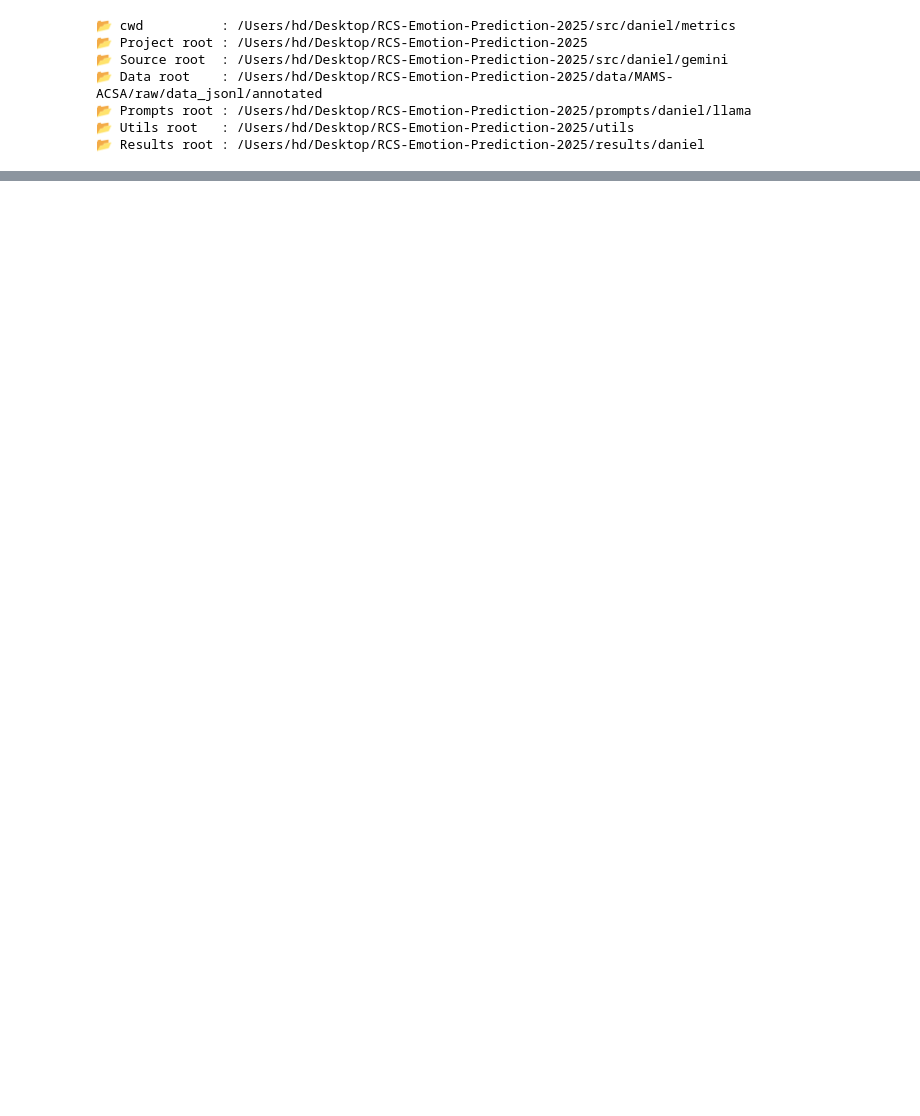
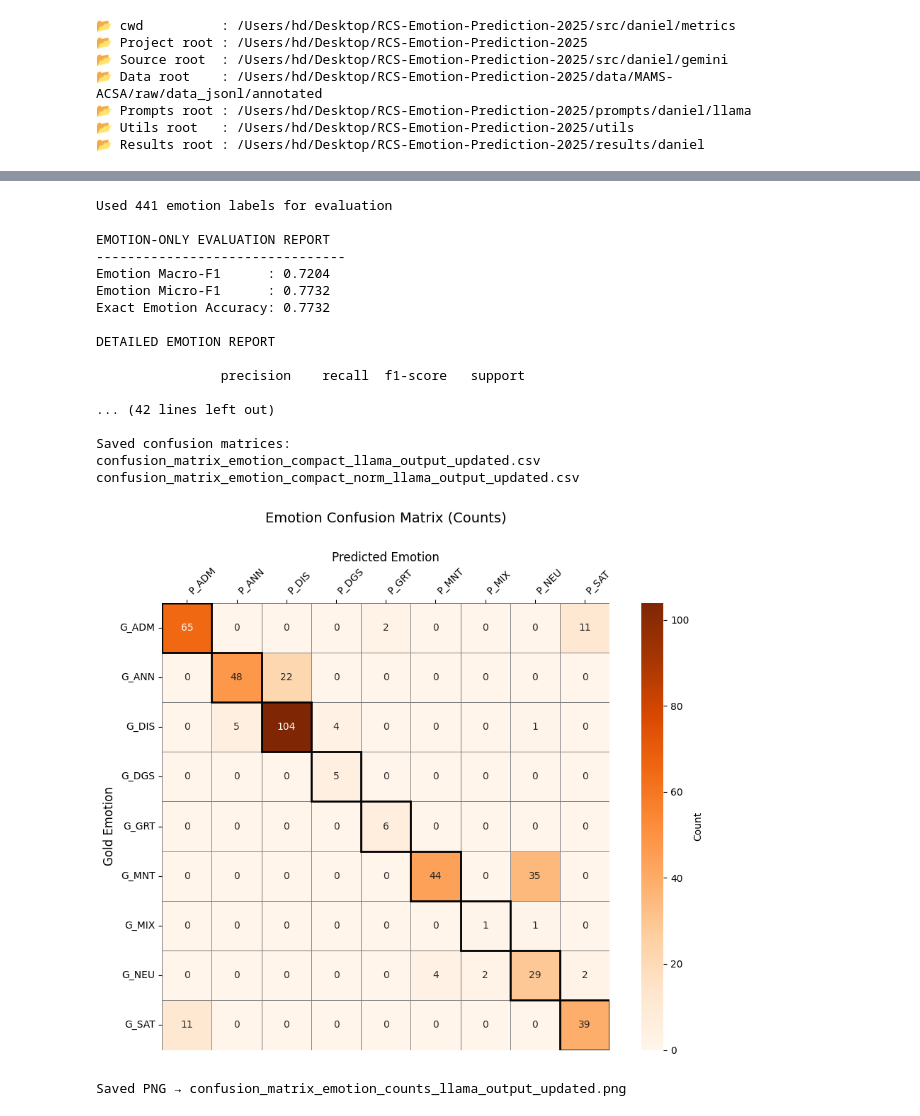
Before and after one commit to HDGeeks/RCS-Emotion-Prediction-2025, a Jupyter notebook: src/daniel/metrics/metrics.ipynb, the cells around one changed output, grey strips where cells are left out. Drawn from its saved outputs; the diff is of its cells as text; code cells hidden in the pictures; blank space fills up the shorter version.

```diff
--- a/src/daniel/metrics/metrics.ipynb
+++ b/src/daniel/metrics/metrics.ipynb
@@ -70,8 +70,13 @@ from collections import Counter
 # Paths
 # -----------------------------
 GOLD_PATH = os.path.join(data_root, "edited_300_sample_cleaned_14jan.jsonl")
-#PRED_PATH = os.path.join(results_root, "llama", "llama_output_updated.jsonl")
-PRED_PATH = os.path.join(results_root, "gpt", "gpt_output_v2_emotion_only.jsonl")
+PRED_PATH = os.path.join(results_root, "llama", "llama_output_updated.jsonl")
+#PRED_PATH = os.path.join(results_root, "gpt", "gpt_output_v2_emotion_only.jsonl")
+
+# Print the files in use are
+
+print(f"Using GOLD file: {GOLD_PATH}")
+print(f"Using PRED file: {PRED_PATH}")
 
 input_name = os.path.splitext(os.path.basename(PRED_PATH))[0]
 AUDIT_PATH = os.path.join(
@@ -226,6 +240,7 @@ EMOTION_ABBR = {
     "mixed_emotions":   "MIX",
     "no_emotion":       "NON",
     "satisfaction":    "SAT",
+    "neutral":          "NEU"
 }
 # -----------------------------
 # CONFUSION MATRIX (Emotion)
@@ -296,33 +311,53 @@ ax = sns.heatmap(
 ax.xaxis.tick_top()
 ax.xaxis.set_label_position("top")
 
 # rotate for readability
 plt.setp(ax.get_xticklabels(), rotation=45, ha="left")
 plt.setp(ax.get_yticklabels(), rotation=0)
 
 # emphasize diagonal
 for i in range(len(cm_df)):
     ax.add_patch(
         plt.Rectangle(
             (i, i), 1, 1,
             fill=False,
             edgecolor="black",
             lw=2
         )
     )
 
 plt.title("Emotion Confusion Matrix (Counts)", fontsize=14, pad=30)
 plt.xlabel("Predicted Emotion", fontsize=12)
 plt.ylabel("Gold Emotion", fontsize=12)
 
 plt.tight_layout()
 
 # save as PNG
 png_path = f"confusion_matrix_emotion_counts_{input_name}.png"
 plt.savefig(png_path, dpi=300)
 plt.show()
 
 print(f"Saved PNG → {png_path}")
+# %% [output]
+Used 441 emotion labels for evaluation
+
+EMOTION-ONLY EVALUATION REPORT
+--------------------------------
+Emotion Macro-F1      : 0.7204
+Emotion Micro-F1      : 0.7732
+Exact Emotion Accuracy: 0.7732
+
+DETAILED EMOTION REPORT
+
+                precision    recall  f1-score   support
+
+... (42 lines left out)
+
+Saved confusion matrices:
+confusion_matrix_emotion_compact_llama_output_updated.csv
+confusion_matrix_emotion_compact_norm_llama_output_updated.csv
+[figure, added]
+Saved PNG → confusion_matrix_emotion_counts_llama_output_updated.png
 # %%
 # # ============================================================
 # # ASPECT + POLARITY + EMOTION EVALUATION (STRICT ORDER MATCH)
```
Also changed, not shown: parts of 1 cell of this notebook, 5 other files.
